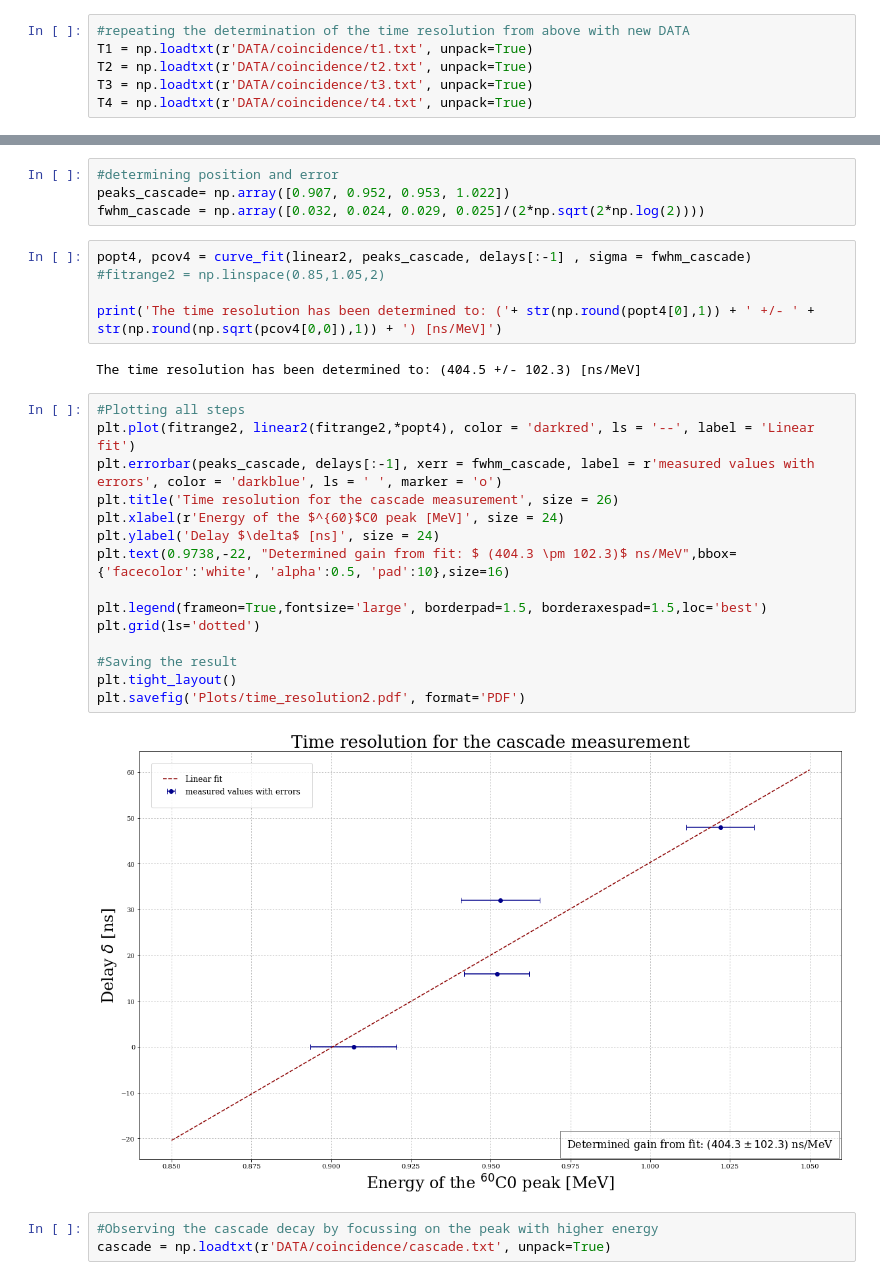
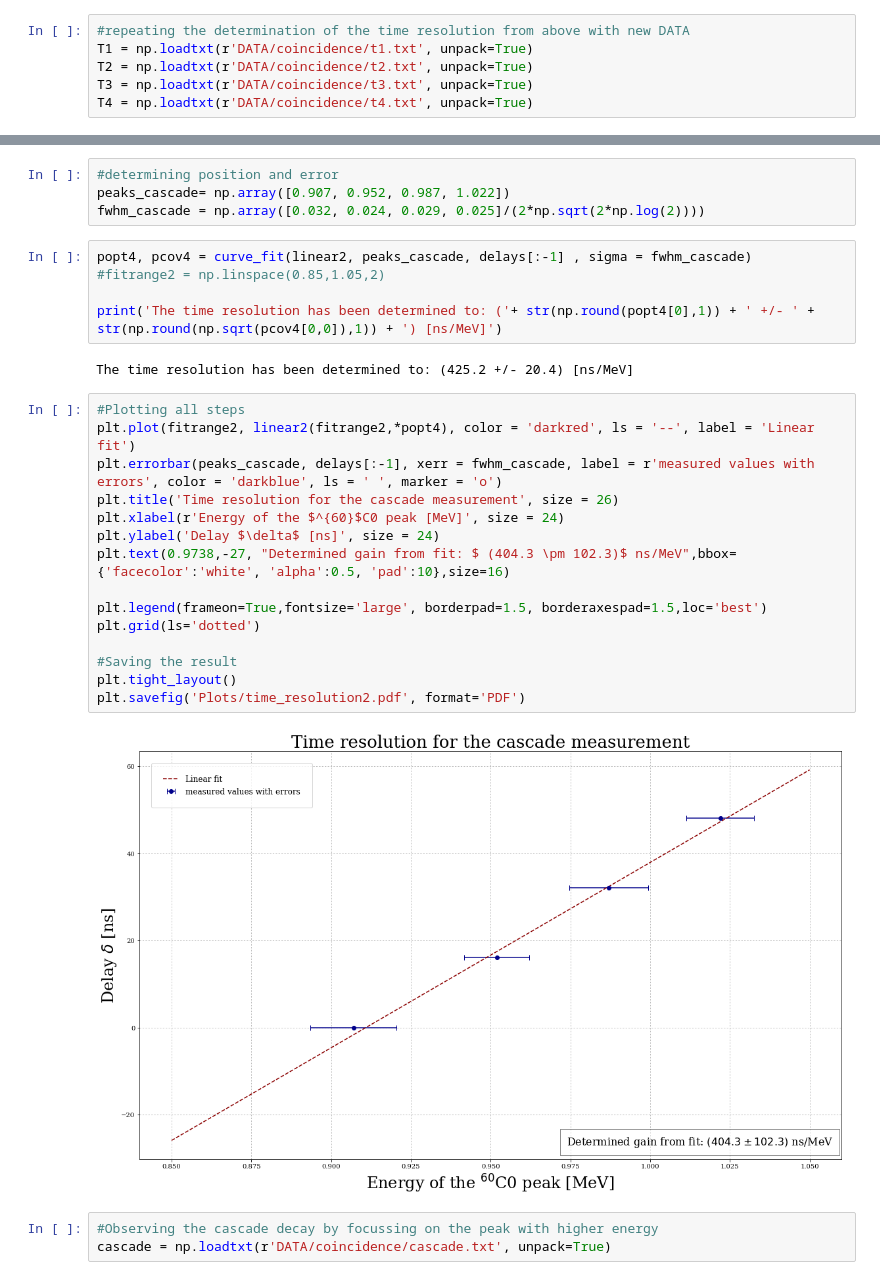
Before and after one commit to mathieukaltschmidt/FP-physics-lab-course, a Jupyter notebook: F82 Coincidence Spektrometer/Python/F82.ipynb, the cells around one changed output, grey strips where cells are left out. Saved outputs shown, nothing was run; the diff lists cells and outputs as text.

```diff
--- a/F82 Coincidence Spektrometer/Python/F82.ipynb
+++ b/F82 Coincidence Spektrometer/Python/F82.ipynb
@@ -476,7 +590,7 @@ plt.savefig('Plots/delaysCo.pdf', format='PDF')
 [figure]
 # %%
 #determining position and error
-peaks_cascade= np.array([0.907, 0.952, 0.953, 1.022])
+peaks_cascade= np.array([0.907, 0.952, 0.987, 1.022])
 fwhm_cascade = np.array([0.032, 0.024, 0.029, 0.025]/(2*np.sqrt(2*np.log(2))))
 # %%
 popt4, pcov4 = curve_fit(linear2, peaks_cascade, delays[:-1] , sigma = fwhm_cascade)
@@ -484,24 +598,24 @@ popt4, pcov4 = curve_fit(linear2, peaks_cascade, delays[:-1] , sigma = fwhm_casc
 
 print('The time resolution has been determined to: ('+ str(np.round(popt4[0],1)) + ' +/- ' + str(np.round(np.sqrt(pcov4[0,0]),1)) + ') [ns/MeV]')
 # %% [output]
-The time resolution has been determined to: (404.5 +/- 102.3) [ns/MeV]
+The time resolution has been determined to: (425.2 +/- 20.4) [ns/MeV]
 # %%
 #Plotting all steps
 plt.plot(fitrange2, linear2(fitrange2,*popt4), color = 'darkred', ls = '--', label = 'Linear fit')
 plt.errorbar(peaks_cascade, delays[:-1], xerr = fwhm_cascade, label = r'measured values with errors', color = 'darkblue', ls = ' ', marker = 'o')
 plt.title('Time resolution for the cascade measurement', size = 26)
 plt.xlabel(r'Energy of the $^{60}$C0 peak [MeV]', size = 24)
 plt.ylabel('Delay $\delta$ [ns]', size = 24)
-plt.text(0.9738,-22, "Determined gain from fit: $ (404.3 \pm 102.3)$ ns/MeV",bbox={'facecolor':'white', 'alpha':0.5, 'pad':10},size=16)
+plt.text(0.9738,-27, "Determined gain from fit: $ (404.3 \pm 102.3)$ ns/MeV",bbox={'facecolor':'white', 'alpha':0.5, 'pad':10},size=16)
 
 plt.legend(frameon=True,fontsize='large', borderpad=1.5, borderaxespad=1.5,loc='best')
 plt.grid(ls='dotted')
 
 #Saving the result
 plt.tight_layout()
 plt.savefig('Plots/time_resolution2.pdf', format='PDF')
 # %% [output]
-[figure, old version]
+[figure, new version]
 # %%
 #Observing the cascade decay by focussing on the peak with higher energy
 cascade = np.loadtxt(r'DATA/coincidence/cascade.txt', unpack=True)
```
Also changed, not shown: parts of 25 cells of this notebook, 24 other files.
